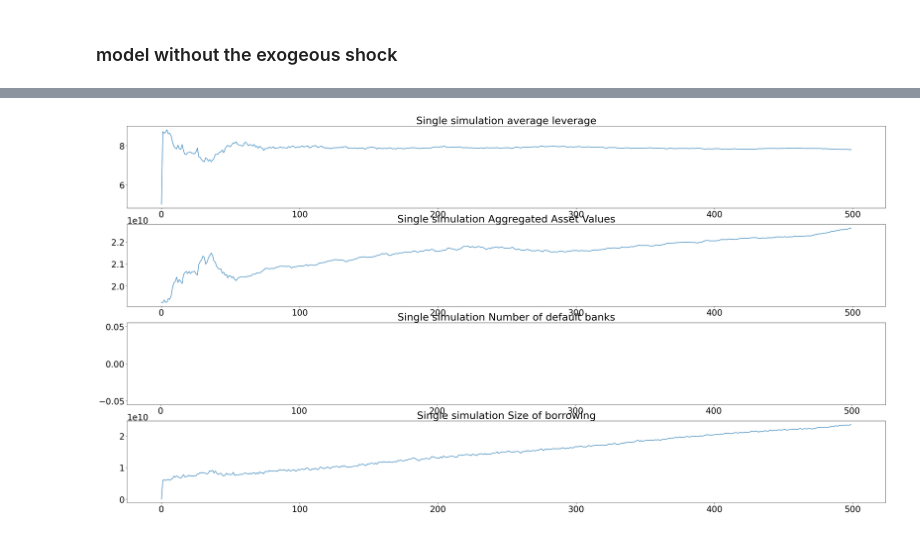
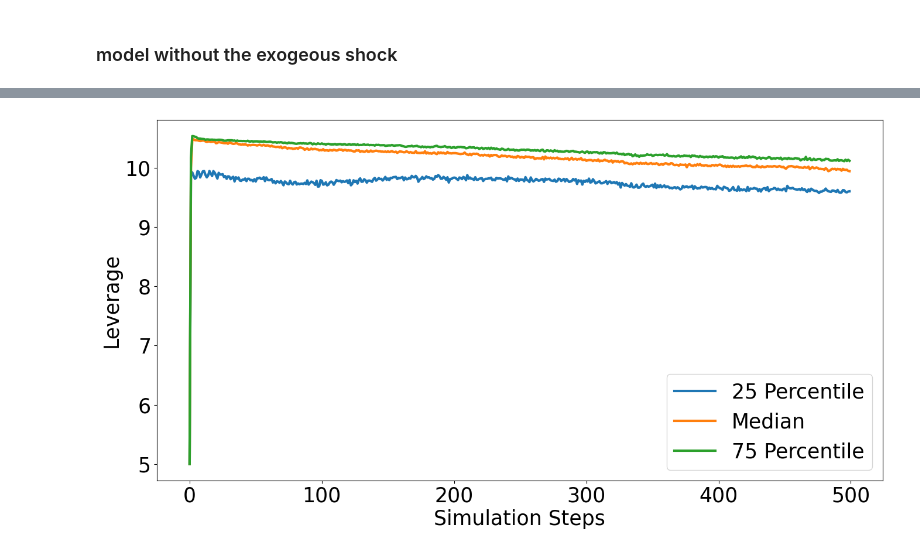
Before and after one commit to dongxulee/balanceSheet, a Jupyter notebook: bankingSystem.ipynb, the cells around one changed output, grey strips where cells are left out. Cells and saved outputs as stored; diff of their text form; code cells hidden in the pictures.

```diff
--- a/bankingSystem.ipynb
+++ b/bankingSystem.ipynb
@@ -106,7 +104,19 @@ plot_degree_distribution(simulationSteps-1)
-# %%
-simulationMonitor(agentData, modelData, simulationSteps)
-# %% [output]
-[figure, removed]
+# %%
+leverageCollection = [agentData.xs(i, level="Step")["Leverage"].values for i in range(simulationSteps)]
+leverageCollection = np.array(leverageCollection)
+
+# Plotting
+percentiles = np.percentile(leverageCollection, [25, 50, 75], axis=1)
+labels = ["25 Percentile", "Median", "75 Percentile"]
+
+for i in range(percentiles.shape[0]):
+    plt.plot(percentiles[i, :], linewidth =3, label=labels[i])
+plt.xlabel("Simulation Steps")
+plt.ylabel("Leverage")
+plt.legend()
+plt.show()
+# %% [output]
+[figure, added]
 # %%
 # bar chart of portfolio value
 fig, (ax1, ax2, ax3, ax4) = plt.subplots(4, 1)
```
Also changed, not shown: parts of 6 cells of this notebook, 7 other files.
